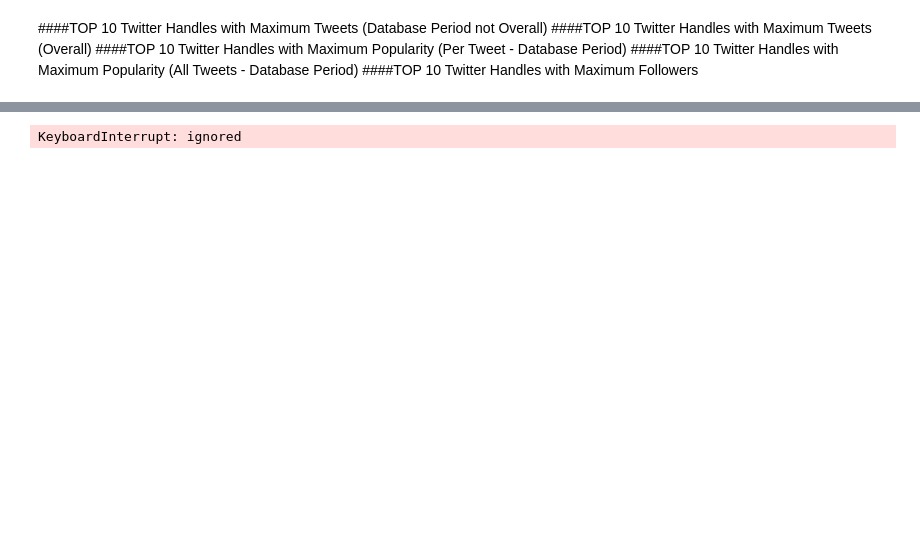
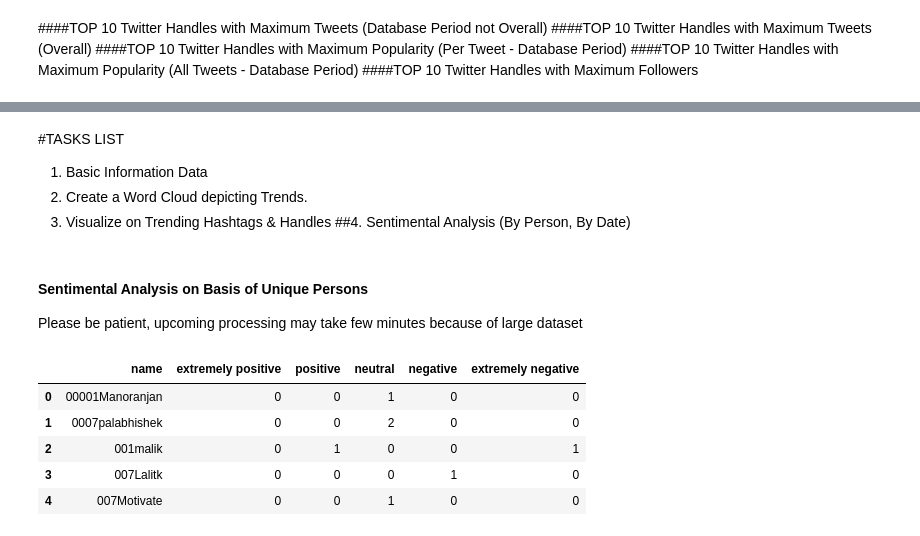
Before and after one commit to gaulghost/CovidDataAnalysis, a Jupyter notebook: SpotleAi_Pradhuman.ipynb, the cells around one changed output, grey strips where cells are left out. Saved outputs shown, nothing was run; the diff lists cells and outputs as text; code cells hidden in the pictures; blank space fills up the shorter version.

```diff
--- a/SpotleAi_Pradhuman.ipynb
+++ b/SpotleAi_Pradhuman.ipynb
@@ -315,37 +307,42 @@ plt.show()
+# %% [markdown]
+#TASKS LIST
+
+1. Basic Information Data
+2. Create a Word Cloud depicting Trends.
+3. Visualize on Trending Hashtags & Handles
+##4. Sentimental Analysis (By Person, By Date)
+# %% [markdown]
+#### Sentimental Analysis on Basis of Unique Persons
+Please be patient, upcoming processing may take few minutes because of large dataset
 # %%
 # Creating Dataset with desired columns
 count = range(1)
 detail_df = pd.DataFrame(columns=["name", "extremely positive", "positive", "neutral", "negative", "extremely negative"], index=count)
 # Analysing the sentiment of user's tweets
 l = 0
 for name in unique_names:
-  i = 0
-  expos = 0
-  pos = 0
-  neu = 0
-  neg = 0
-  exneg = 0
+  i, expos, pos, neu, neg, exneg = 0, 0, 0, 0, 0, 0
   for user_name in df['user_screen_name']:
     if name == user_name:
       s = sentiment(df['text'][i])
-      if s == 2:
-        expos +=1
-      elif s == 1:
-        pos += 1
-      elif s == 0:
-        neu += 1
-      elif s == -1:
-        neg +=1
-      else:
-        exneg += 1
+      if s == 2: expos +=1
+      elif s == 1: pos += 1
+      elif s == 0: neu += 1
+      elif s == -1: neg +=1
+      else: exneg += 1
     i += 1
   detail_df.loc[l] = [name, expos, pos, neu, neg, exneg]
   l += 1
 # Displying the number of tweets in particular sentiment
 detail_df_sorted = detail_df.sort_values(by=['name'], ignore_index=True)
 detail_df_sorted.head()
 # %% [output]
-KeyboardInterrupt: ignored
+|  | name | extremely positive | positive | neutral | negative | extremely negative |
+| 0 | 00001Manoranjan | 0 | 0 | 1 | 0 | 0 |
+| 1 | 0007palabhishek | 0 | 0 | 2 | 0 | 0 |
+| 2 | 001malik | 0 | 1 | 0 | 0 | 1 |
+| 3 | 007Lalitk | 0 | 0 | 0 | 1 | 0 |
+| 4 | 007Motivate | 0 | 0 | 1 | 0 | 0 |
 # %%
 #Types of Tweets and their numbers
 detail_df_sorted.sum()
```
Also changed, not shown: parts of 14 cells of this notebook.
